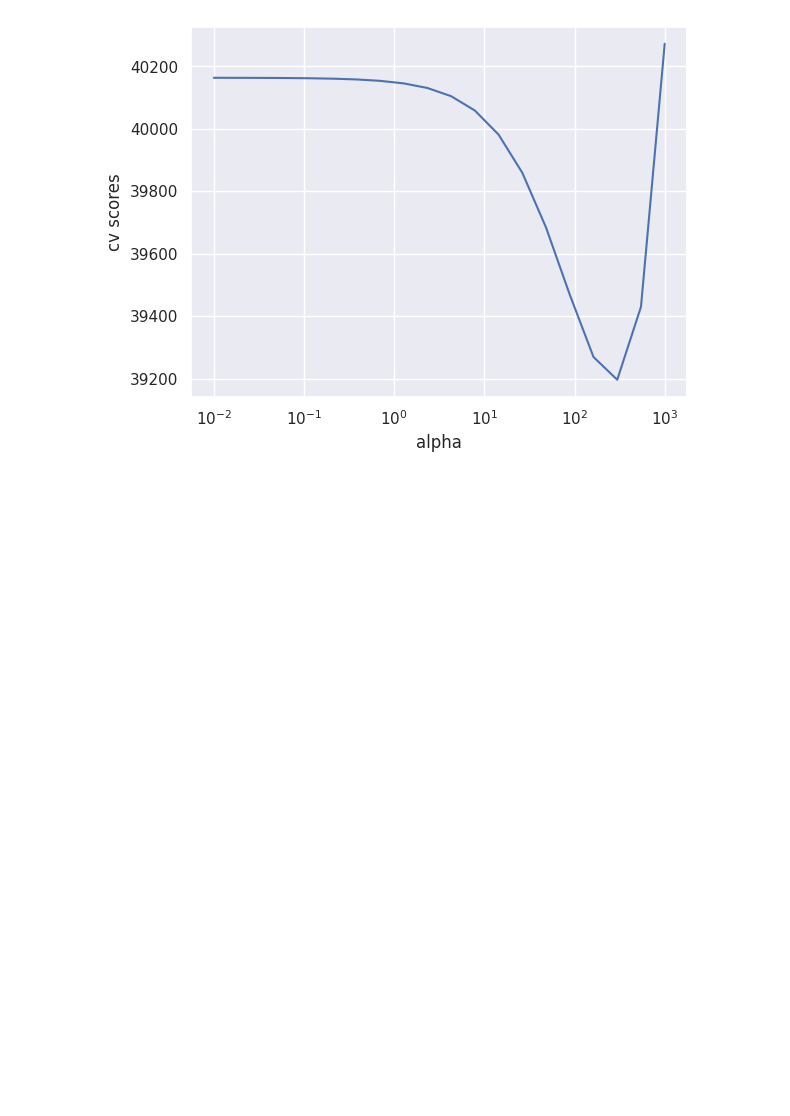
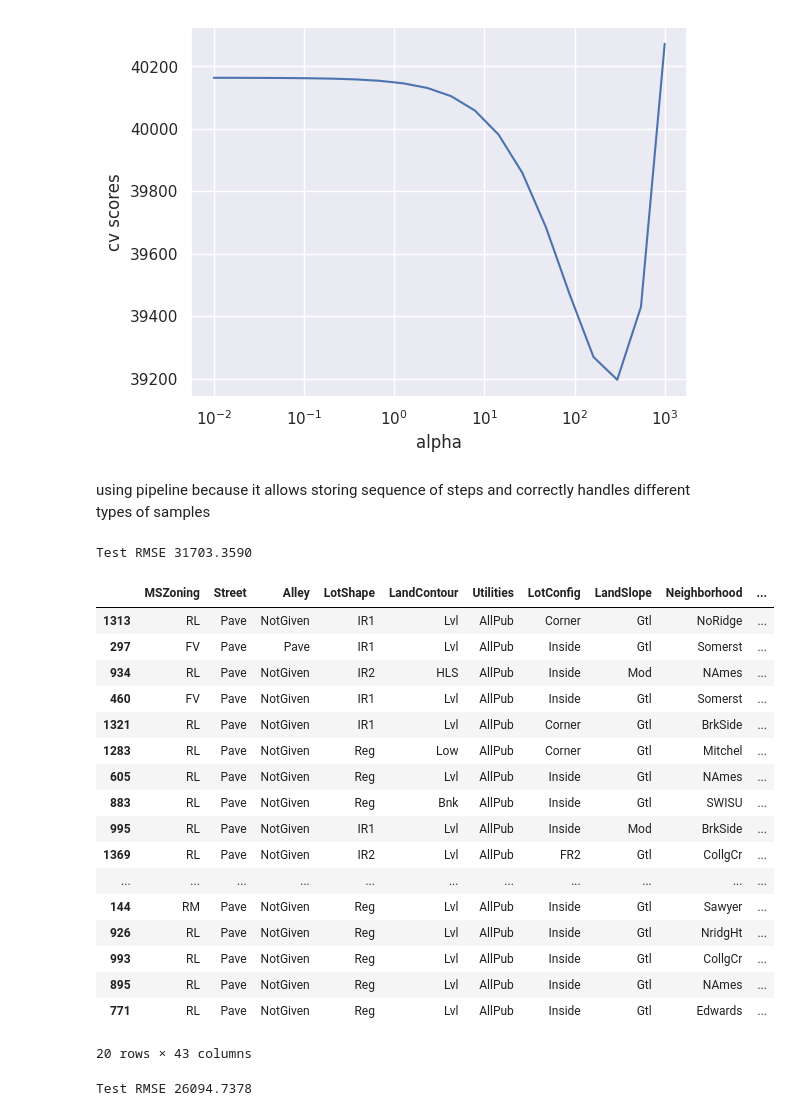
Before and after one commit to trizyx/ml_sem, a Jupyter notebook: hse_ml_linear_model(sm2).ipynb, the cells around one changed output. Saved outputs shown, nothing was run; the diff lists cells and outputs as text; code cells hidden in the pictures; blank space fills up the shorter version.

```diff
--- a/hse_ml_linear_model(sm2).ipynb
+++ b/hse_ml_linear_model(sm2).ipynb
@@ -205,3 +205,64 @@ plt.ylabel('cv scores')
 Best alpha 297.6351
 Text(0, 0.5, 'cv scores')
 [figure]
+# %% [markdown]
+using pipeline because it allows storing sequence of steps and correctly handles different types of samples
+# %%
+from sklearn.pipeline import Pipeline
+
+simple_pipeline = Pipeline(
+    [
+        ('scaling', StandardScaler()),
+        ('regression', Ridge(best_alpha))
+    ]
+)
+model = simple_pipeline.fit(X_train[numeric_features], y_train)
+y_pred = model.predict(X_test[numeric_features])
+print('Test RMSE %.4f' % mean_squared_error(y_test, y_pred, squared=False))
+# %% [output]
+Test RMSE 31703.3590
+# %%
+categorical = list(X_train.dtypes[X_train.dtypes == 'object'].index)
+X_train[categorical] = X_train[categorical].fillna('NotGiven')
+X_test[categorical] = X_test[categorical].fillna('NotGiven')
+X_train[categorical].sample(20)
+# %% [output]
+|  | MSZoning | Street | Alley | LotShape | LandContour | Utilities | LotConfig | LandSlope | Neighborhood | ... |
+| 1313 | RL | Pave | NotGiven | IR1 | Lvl | AllPub | Corner | Gtl | NoRidge | ... |
+| 297 | FV | Pave | Pave | IR1 | Lvl | AllPub | Inside | Gtl | Somerst | ... |
+| 934 | RL | Pave | NotGiven | IR2 | HLS | AllPub | Inside | Mod | NAmes | ... |
+| 460 | FV | Pave | NotGiven | IR1 | Lvl | AllPub | Inside | Gtl | Somerst | ... |
+| 1321 | RL | Pave | NotGiven | IR1 | Lvl | AllPub | Corner | Gtl | BrkSide | ... |
+| 1283 | RL | Pave | NotGiven | Reg | Low | AllPub | Corner | Gtl | Mitchel | ... |
+| 605 | RL | Pave | NotGiven | Reg | Lvl | AllPub | Inside | Gtl | NAmes | ... |
+| 883 | RL | Pave | NotGiven | Reg | Bnk | AllPub | Inside | Gtl | SWISU | ... |
+| 995 | RL | Pave | NotGiven | IR1 | Lvl | AllPub | Inside | Mod | BrkSide | ... |
+| 1369 | RL | Pave | NotGiven | IR2 | Lvl | AllPub | FR2 | Gtl | CollgCr | ... |
+| ... | ... | ... | ... | ... | ... | ... | ... | ... | ... | ... |
+| 144 | RM | Pave | NotGiven | Reg | Lvl | AllPub | Inside | Gtl | Sawyer | ... |
+| 926 | RL | Pave | NotGiven | Reg | Lvl | AllPub | Inside | Gtl | NridgHt | ... |
+| 993 | RL | Pave | NotGiven | Reg | Lvl | AllPub | Inside | Gtl | CollgCr | ... |
+| 895 | RL | Pave | NotGiven | Reg | Lvl | AllPub | Inside | Gtl | NAmes | ... |
+| 771 | RL | Pave | NotGiven | Reg | Lvl | AllPub | Inside | Gtl | Edwards | ... |
+20 rows × 43 columns
+# %%
+from sklearn.preprocessing import OneHotEncoder
+from sklearn.compose import ColumnTransformer
+
+column_transformer = ColumnTransformer(
+    [
+        ('ohe', OneHotEncoder(handle_unknown='ignore'), categorical),
+        ('scaling', StandardScaler(), numeric_features)
+    ]
+)
+
+pipeline = Pipeline(steps=[
+    ('ohe_and_scaling', column_transformer),
+    ('regression', Ridge())
+])
+
+model = pipeline.fit(X_train, y_train)
+y_pred = model.predict(X_test)
+print('Test RMSE %.4f' % mean_squared_error(y_test, y_pred, squared=False))
+# %% [output]
+Test RMSE 26094.7378
```
